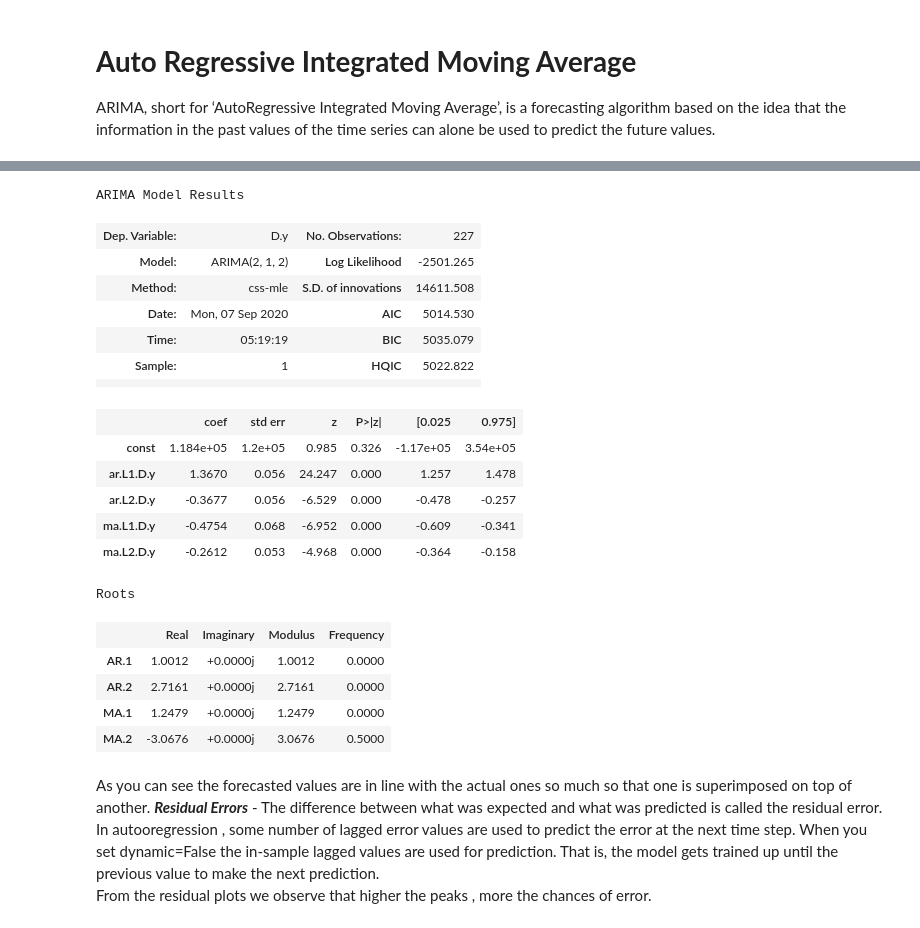
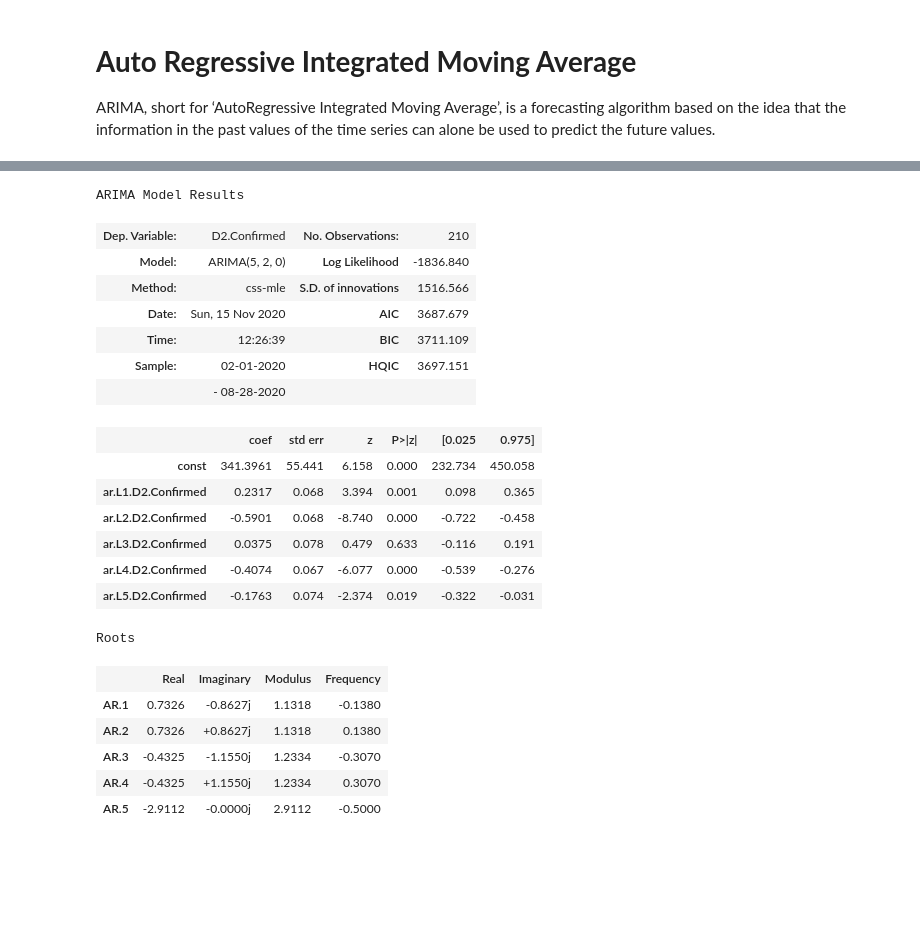
Before and after one commit to mayukh776/Disease-Forecasting-A-COVID-19-Case-Study, a Jupyter notebook: COVID_19_OUTBREAK.ipynb, the cells around one changed output, grey strips where cells are left out. Drawn from its saved outputs; the diff is of its cells as text; code cells hidden in the pictures; blank space fills up the shorter version.

```diff
--- a/COVID_19_OUTBREAK.ipynb
+++ b/COVID_19_OUTBREAK.ipynb
@@ -297,0 +821,4 @@ AIC levels pretty high. Select p,d and q as 2,2,1 respectively. Log likelihood i
+# %%
+covid_df = pd.read_csv('covid_19_india.csv',parse_dates=['Date'], dayfirst=True)
+covid_df = covid_df[['Date','State/UnionTerritory','Cured','Deaths','Confirmed']]
+covid_df
@@ -297,0 +839,5 @@ AIC levels pretty high. Select p,d and q as 2,2,1 respectively. Log likelihood i
+# %%
+covid_df['Date'] = pd.to_datetime(covid_df['Date'])
+conf_case_df = covid_df.groupby(['Date'],as_index=False)['Confirmed'].sum()
+time_s_df_conf=conf_case_df.set_index('Date')
+time_s_df_conf.plot()
@@ -297,0 +919,3 @@ AIC levels pretty high. Select p,d and q as 2,2,1 respectively. Log likelihood i
+# %%
+time_s_df_conf = time_s_df_conf.resample('D').first().fillna(0)
+time_s_df_conf.index
@@ -298,33 +972,31 @@ AIC levels pretty high. Select p,d and q as 2,2,1 respectively. Log likelihood i
 # %%
 from statsmodels.tsa.arima_model import ARIMA
-from statsmodels.graphics.tsaplots import plot_acf, plot_pacf
-c_model = ARIMA(arima_data['Count'].values,order =(2,1,2))
-model_fit = c_model.fit(trend='c',full_output = True,disp=True)
+from sklearn.metrics import mean_squared_error
+train = time_s_df_conf[:212]
+test = time_s_df_conf[212:]
+model=ARIMA(train,order=(5,2,0))
+model_fit=model.fit()
 model_fit.summary()
 # %% [output]
 ARIMA Model Results
-| Dep. Variable: | D.y | No. Observations: | 227 |
-| Model: | ARIMA(2, 1, 2) | Log Likelihood | -2501.265 |
-| Method: | css-mle | S.D. of innovations | 14611.508 |
-| Date: | Mon, 07 Sep 2020 | AIC | 5014.530 |
-| Time: | 05:19:19 | BIC | 5035.079 |
-| Sample: | 1 | HQIC | 5022.822 |
-|  |  |  |  |
+| Dep. Variable: | D2.Confirmed | No. Observations: | 210 |
+| Model: | ARIMA(5, 2, 0) | Log Likelihood | -1836.840 |
+| Method: | css-mle | S.D. of innovations | 1516.566 |
+| Date: | Sun, 15 Nov 2020 | AIC | 3687.679 |
+| Time: | 12:26:39 | BIC | 3711.109 |
+| Sample: | 02-01-2020 | HQIC | 3697.151 |
+|  | - 08-28-2020 |  |  |
 |  | coef | std err | z | P>|z| | [0.025 | 0.975] |
-| const | 1.184e+05 | 1.2e+05 | 0.985 | 0.326 | -1.17e+05 | 3.54e+05 |
-| ar.L1.D.y | 1.3670 | 0.056 | 24.247 | 0.000 | 1.257 | 1.478 |
-| ar.L2.D.y | -0.3677 | 0.056 | -6.529 | 0.000 | -0.478 | -0.257 |
-| ma.L1.D.y | -0.4754 | 0.068 | -6.952 | 0.000 | -0.609 | -0.341 |
-| ma.L2.D.y | -0.2612 | 0.053 | -4.968 | 0.000 | -0.364 | -0.158 |
+| const | 341.3961 | 55.441 | 6.158 | 0.000 | 232.734 | 450.058 |
+| ar.L1.D2.Confirmed | 0.2317 | 0.068 | 3.394 | 0.001 | 0.098 | 0.365 |
+| ar.L2.D2.Confirmed | -0.5901 | 0.068 | -8.740 | 0.000 | -0.722 | -0.458 |
+| ar.L3.D2.Confirmed | 0.0375 | 0.078 | 0.479 | 0.633 | -0.116 | 0.191 |
+| ar.L4.D2.Confirmed | -0.4074 | 0.067 | -6.077 | 0.000 | -0.539 | -0.276 |
+| ar.L5.D2.Confirmed | -0.1763 | 0.074 | -2.374 | 0.019 | -0.322 | -0.031 |
 Roots
 |  | Real | Imaginary | Modulus | Frequency |
-| AR.1 | 1.0012 | +0.0000j | 1.0012 | 0.0000 |
-| AR.2 | 2.7161 | +0.0000j | 2.7161 | 0.0000 |
-| MA.1 | 1.2479 | +0.0000j | 1.2479 | 0.0000 |
-| MA.2 | -3.0676 | +0.0000j | 3.0676 | 0.5000 |
+| AR.1 | 0.7326 | -0.8627j | 1.1318 | -0.1380 |
+| AR.2 | 0.7326 | +0.8627j | 1.1318 | 0.1380 |
+| AR.3 | -0.4325 | -1.1550j | 1.2334 | -0.3070 |
+| AR.4 | -0.4325 | +1.1550j | 1.2334 | 0.3070 |
+| AR.5 | -2.9112 | -0.0000j | 2.9112 | -0.5000 |
-# %% [markdown]
-As you can see the forecasted values are in line with the actual ones so much so that one is superimposed on top of another.
-***Residual Errors*** - The difference between what was expected and what was predicted is called the residual error. In autooregression , some number of lagged error values are used to predict the error at the next time step.
-When you set dynamic=False the in-sample lagged values are used for prediction.
-That is, the model gets trained up until the previous value to make the next prediction.
-From the residual plots we observe that higher the peaks , more the chances of error.
```
Also changed, not shown: parts of 60 cells of this notebook, 1 other file.
